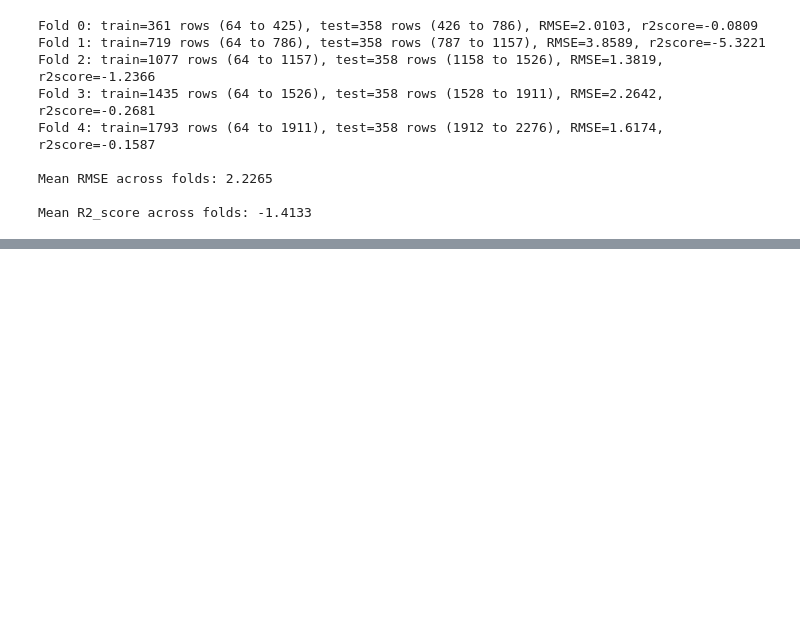
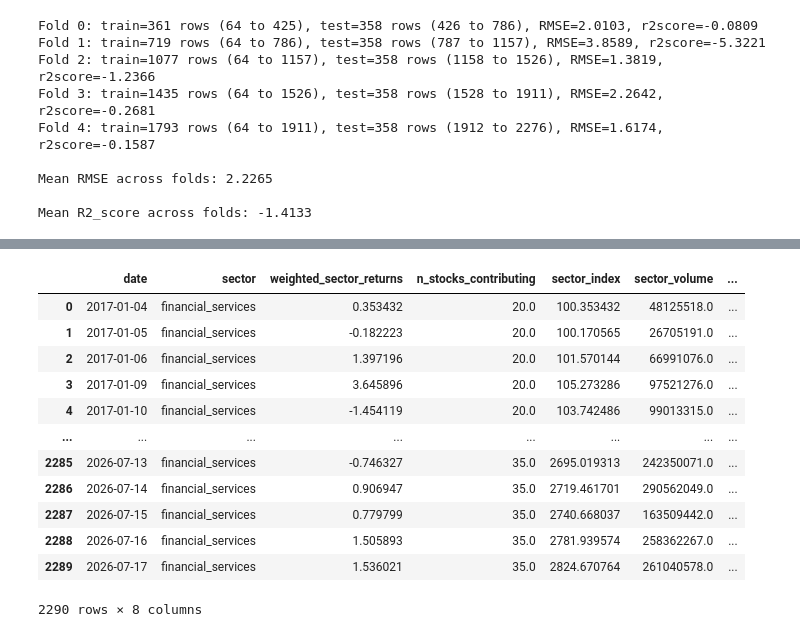
Before and after one commit to Udeani4/SectorLevel_StockPerformance_Predictoion, a Jupyter notebook: stock_sector_training.ipynb, the cells around one changed output, grey strips where cells are left out. Saved outputs shown, nothing was run; the diff lists cells and outputs as text; code cells hidden in the pictures; blank space fills up the shorter version.

```diff
--- a/stock_sector_training.ipynb
+++ b/stock_sector_training.ipynb
@@ -913,0 +1156,6 @@ Mean R2_score across folds: -4.4715
+# %%
+foreign_reserves=pd.read_excel('macroeconomic_data/NGX_foreign_reserve.xlsx')
+# %%
+foreign_reserves['Gross (USD)']=foreign_reserves['Gross (USD)'].shift(1)
+foreign_reserves['Liquid (USD)']=foreign_reserves['Liquid (USD)'].shift(1)
+foreign_reserves
@@ -913,0 +1176,2 @@ Mean R2_score across folds: -4.4715
+# %%
+foreign_reserves.rename(columns={'Date':'date','Gross (USD)':'foreign_reserve_gross','Liquid (USD)':'foreign_reserves_liquid'}, inplace=True)
@@ -913,0 +1223,22 @@ Mean R2_score across folds: -4.4715
+# %%
+finance_sector_combine = finance_sector_df.merge(
+    foreign_reserves,
+    on="date",
+    how="left"
+)
+# %%
+finance_sector_combine
+# %% [output]
+|  | date | sector | weighted_sector_returns | n_stocks_contributing | sector_index | sector_volume | ... |
+| 0 | 2017-01-04 | financial_services | 0.353432 | 20.0 | 100.353432 | 48125518.0 | ... |
+| 1 | 2017-01-05 | financial_services | -0.182223 | 20.0 | 100.170565 | 26705191.0 | ... |
+| 2 | 2017-01-06 | financial_services | 1.397196 | 20.0 | 101.570144 | 66991076.0 | ... |
+| 3 | 2017-01-09 | financial_services | 3.645896 | 20.0 | 105.273286 | 97521276.0 | ... |
+| 4 | 2017-01-10 | financial_services | -1.454119 | 20.0 | 103.742486 | 99013315.0 | ... |
+| ... | ... | ... | ... | ... | ... | ... | ... |
+| 2285 | 2026-07-13 | financial_services | -0.746327 | 35.0 | 2695.019313 | 242350071.0 | ... |
+| 2286 | 2026-07-14 | financial_services | 0.906947 | 35.0 | 2719.461701 | 290562049.0 | ... |
+| 2287 | 2026-07-15 | financial_services | 0.779799 | 35.0 | 2740.668037 | 163509442.0 | ... |
+| 2288 | 2026-07-16 | financial_services | 1.505893 | 35.0 | 2781.939574 | 258362267.0 | ... |
+| 2289 | 2026-07-17 | financial_services | 1.536021 | 35.0 | 2824.670764 | 261040578.0 | ... |
+2290 rows × 8 columns
```
Also changed, not shown: parts of 23 cells of this notebook.
